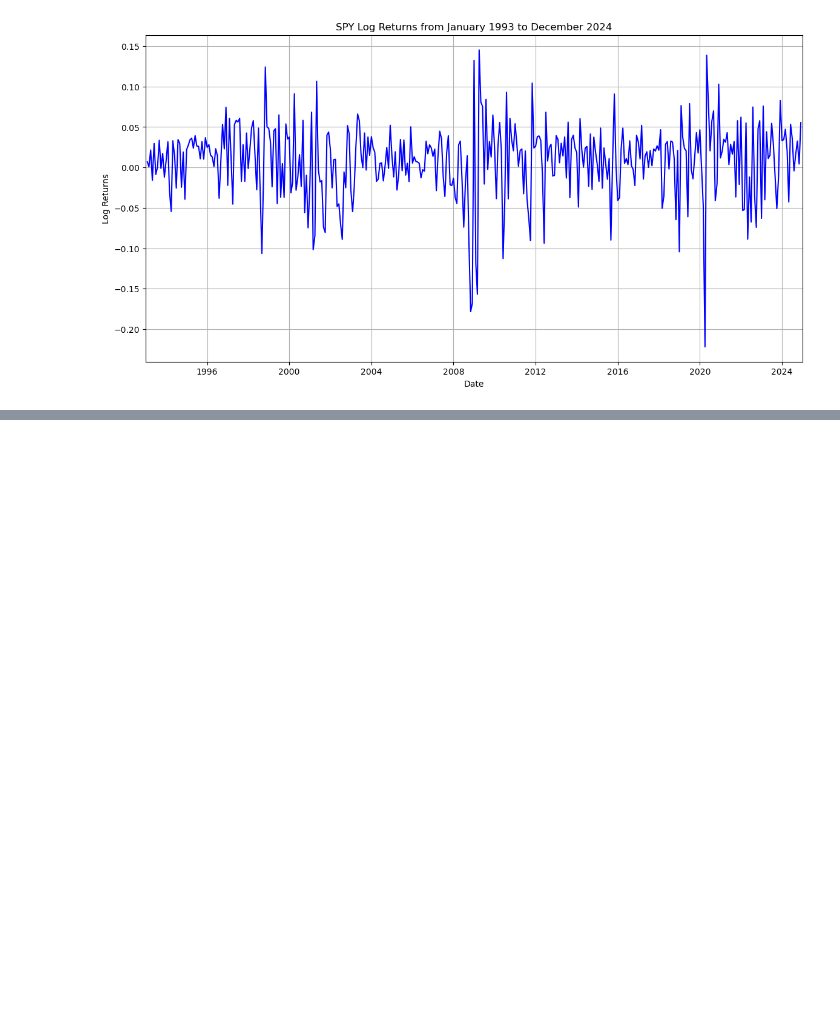
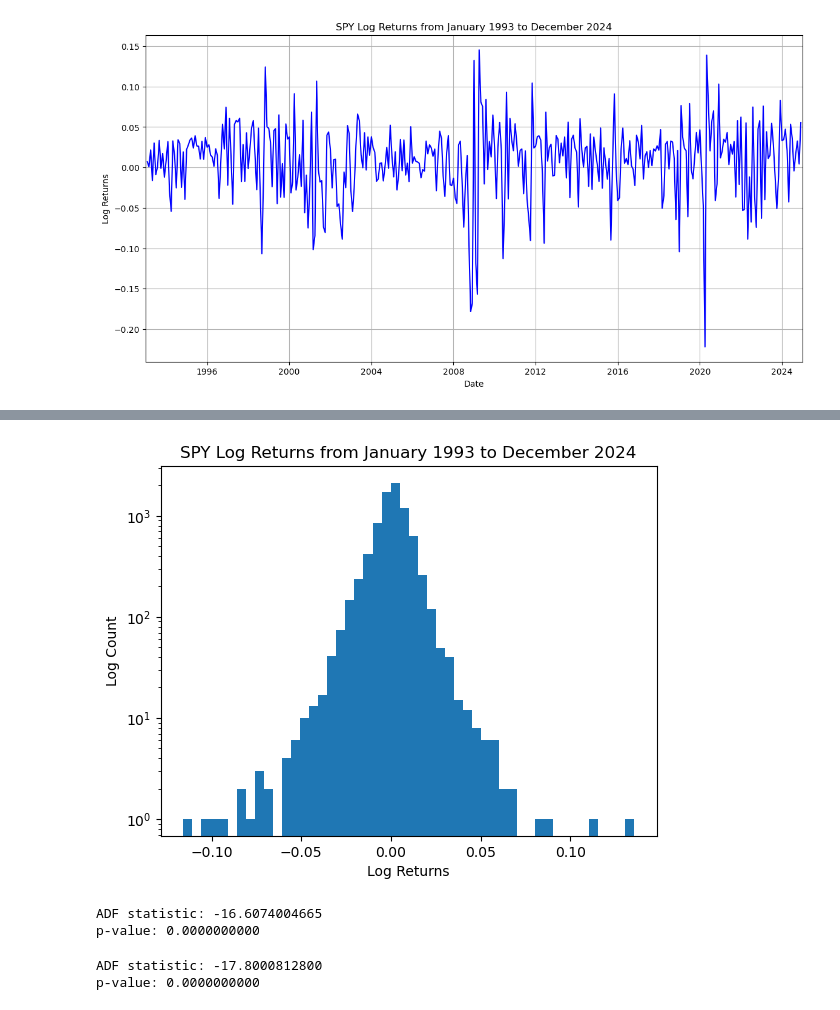
Before and after one commit to dhcchh/SPY-Analytics-Forecasting-Project, a Jupyter notebook: ML-Notebooks/ML-EDA.ipynb, the cells around one changed output, grey strips where cells are left out. Saved outputs shown, nothing was run; the diff lists cells and outputs as text; code cells hidden in the pictures; blank space fills up the shorter version.

```diff
--- a/ML-Notebooks/ML-EDA.ipynb
+++ b/ML-Notebooks/ML-EDA.ipynb
@@ -151,0 +153,15 @@ plt.show()
+# %%
+plt.hist(spy['log_return'], bins=50, log=True)  # Use log=True for y-axis
+plt.title("SPY Log Returns from January 1993 to December 2024")
+plt.xlabel("Log Returns")
+plt.ylabel("Log Count")
+plt.show()
+# %% [output]
+[figure, added]
+# %%
+adf = adfuller(spy['log_return'])
+print(f'ADF statistic: {adf[0]:.10f}\n'
+      f'p-value: {adf[1]:.10f}\n')
+# %% [output]
+ADF statistic: -16.6074004665
+p-value: 0.0000000000
@@ -151,0 +170,7 @@ plt.show()
+# %%
+adf = adfuller(spy['diff_1'])
+print(f'ADF statistic: {adf[0]:.10f}\n'
+      f'p-value: {adf[1]:.10f}\n')
+# %% [output]
+ADF statistic: -17.8000812800
+p-value: 0.0000000000
```
Also changed, not shown: parts of 7 cells of this notebook.
